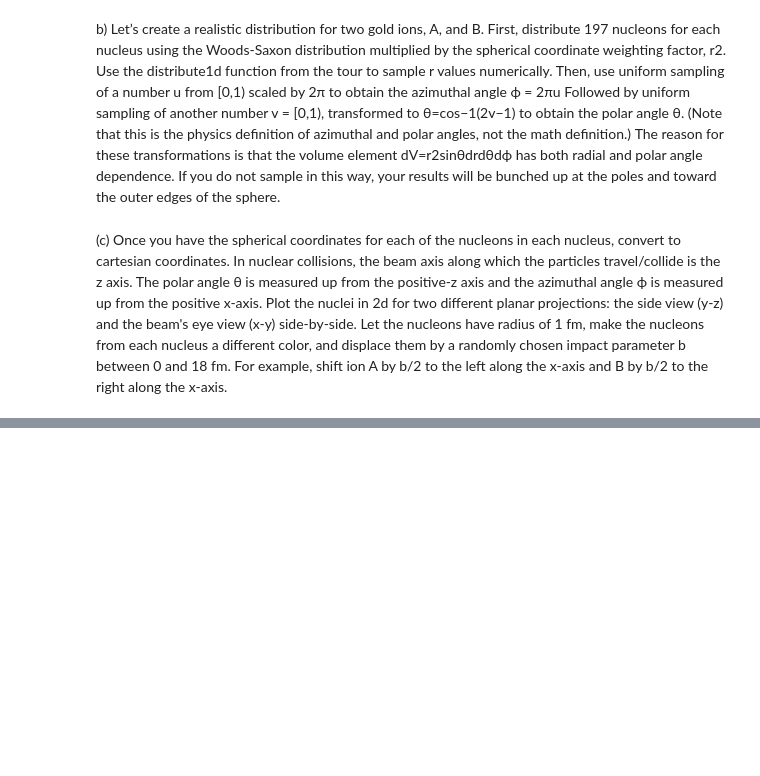
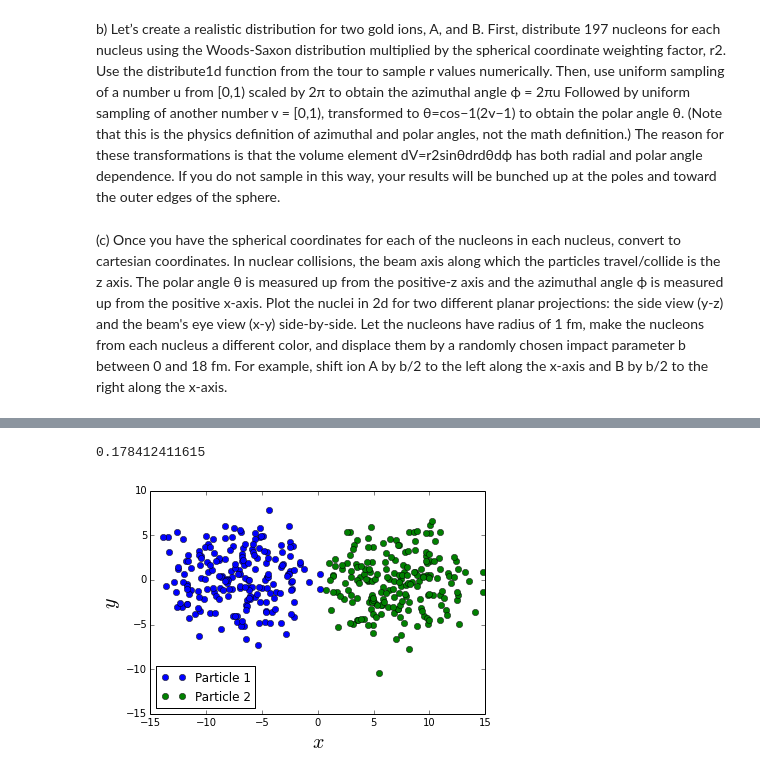
Before and after one commit to eizaguir/PHYS202-S14, a Jupyter notebook: SciPy/RandomAndMCExercises.ipynb, the cells around one changed output, grey strips where cells are left out. Cells and saved outputs as stored; diff of their text form; code cells hidden in the pictures; blank space fills up the shorter version.

```diff
--- a/SciPy/RandomAndMCExercises.ipynb
+++ b/SciPy/RandomAndMCExercises.ipynb
@@ -208,0 +281,39 @@ plt.legend(loc="best")
+# %%
+from IPython.html.widgets import interact, interactive
+
+def Collision(b=14):
+    plt.plot(x1-(b/2),y1, 'o',label="Particle 1")
+    plt.plot(x2+(b/2),y2, 'o',label="Particle 2")
+    plt.ylabel(r'$y$',fontsize=20)
+    plt.xlabel(r'$x$', fontsize = 20)
+    plt.legend(loc="best")
+
+    for i in range(197):
+        for j in range(197):
+            if abs((x1[i]-(b/2))-(x2[j]+(b/2))) < D and abs(y1[i]-y2[j]) < D:
+                plt.plot(x1[i]-(b/2),y1[i],'o',color="Cyan")
+                plt.plot(x2[j]+(b/2),y2[j],'o',color="DarkOliveGreen")
+
+
+def Collision2(b=14):
+    plt.plot(z1-5,x1-(b/2),'o',label="Particle 1")
+    plt.plot(z2+5,x2+(b/2),'o',label="Particle 2")
+    plt.ylabel(r'$x$',fontsize=20)
+    plt.xlabel(r'$z$', fontsize = 20)
+    plt.legend(loc="best")
+
+    for i in range(197):
+        for j in range(197):
+            if abs(z1[i]-z2[j]) < D and abs((x1[i]-(b/2))-(x2[j]+(b/2))) < D:
+                plt.plot(z1[i],x1[i]-(b/2),'o',color="Cyan")
+                plt.plot(z2[j],x2[j]+(b/2),'o',color="DarkOliveGreen")
+# %%
+inel = .1
+D = sqrt(.1/np.pi)
+print D
+# %% [output]
+0.178412411615
+# %%
+v1 = interact(Collision,b=(0,18,.5))
+# %% [output]
+[figure, added]
```
Also changed, not shown: parts of 15 cells of this notebook.
